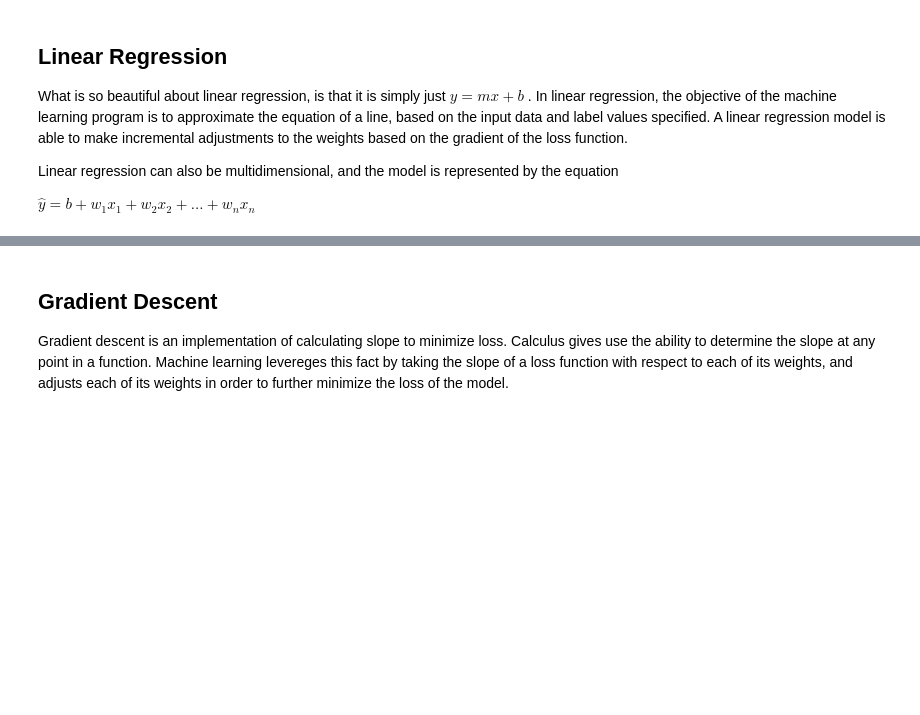
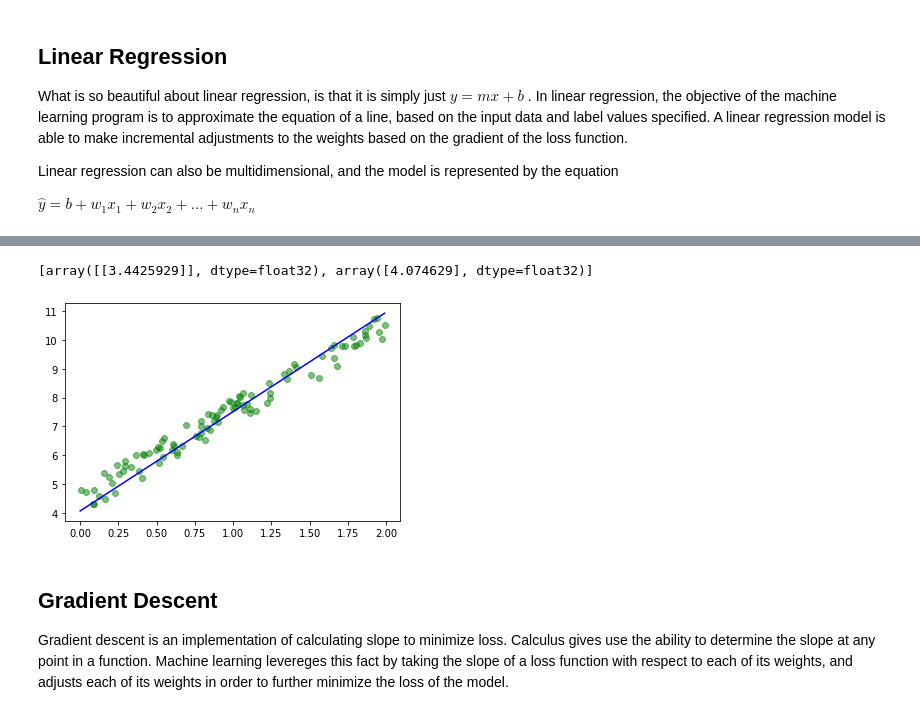
Before and after one commit to nspeer12/AI_CAP4630, a Jupyter notebook: hw5/hw5.ipynb, the cells around one changed output, grey strips where cells are left out. Cells and saved outputs as stored; diff of their text form; code cells hidden in the pictures; blank space fills up the shorter version.

```diff
--- a/hw5/hw5.ipynb
+++ b/hw5/hw5.ipynb
@@ -57,9 +57,7 @@ $ \hat y = b + w_1 x_1 + w_2 x_2 + ... + w_n x_n $
 # %%
 # Get some data
 m = 100
-X = 2 * np.random.rand(m, 1)
-y = 4 + 3 * X + np.random.rand(m, 1)
+x = 2 * np.random.rand(m, 1)
+y = 4 + 3 * x + np.random.rand(m, 1)
 
-
-# bias and weights
-X_b = np.column_stack([np.ones((m, 1)), X])
+x_train, x_test, y_train, y_test = train_test_split(x, y, test_size=0.2, shuffle=True)
@@ -77,0 +66,8 @@ array([[1.64591855],
+# %%
+model = keras.Sequential()
+
+# for a simple 2d linear regression, the input is of size 1 and the output is of size 1
+model.add(keras.layers.Dense(1, input_shape=(1,), activation='linear'))
+optimizer = tf.keras.optimizers.Adam(learning_rate=0.5)
+model.compile(optimizer='sgd', loss='mse', metrics=['mse'])
+history = model.fit(x_train, y_train, epochs=50)
@@ -78,3 +98,22 @@ array([[1.64591855],
+# %%
+weights = model.get_weights()
+print(weights)
+# %% [output]
+[array([[3.4425929]], dtype=float32), array([4.074629], dtype=float32)]
+# %%
+fig, ax = plt.subplots()
+
+space = np.linspace(0, max(x))
+
+pred_line = space * weights[0] + weights[1]
+
+ax.plot(space, pred_line, color='blue')
+
+ax.scatter(x,y, color='green', alpha=0.5)
+
+plt.show()
+# %% [output]
+[figure, added]
 # %% [markdown]
 ## Gradient Descent
 
```
Also changed, not shown: parts of 38 cells of this notebook.
